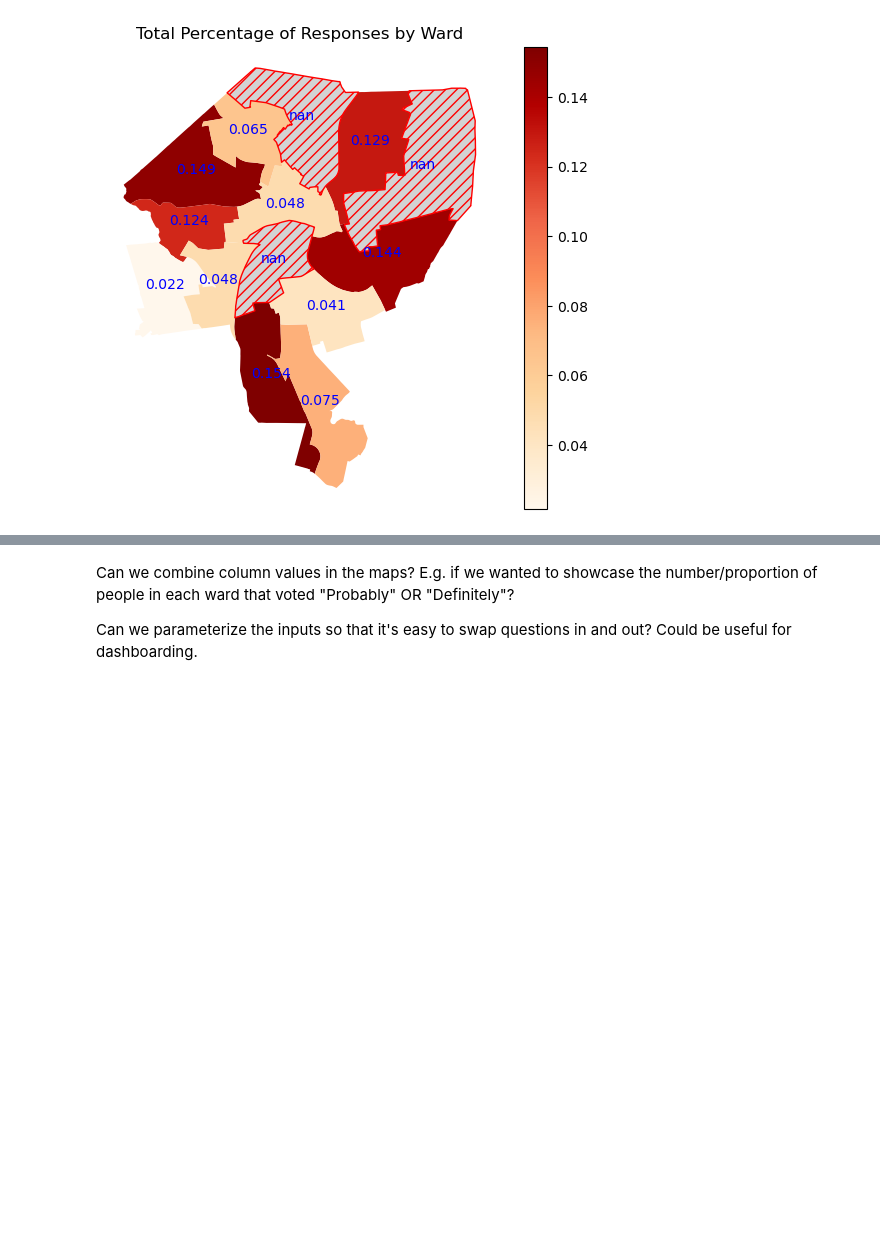
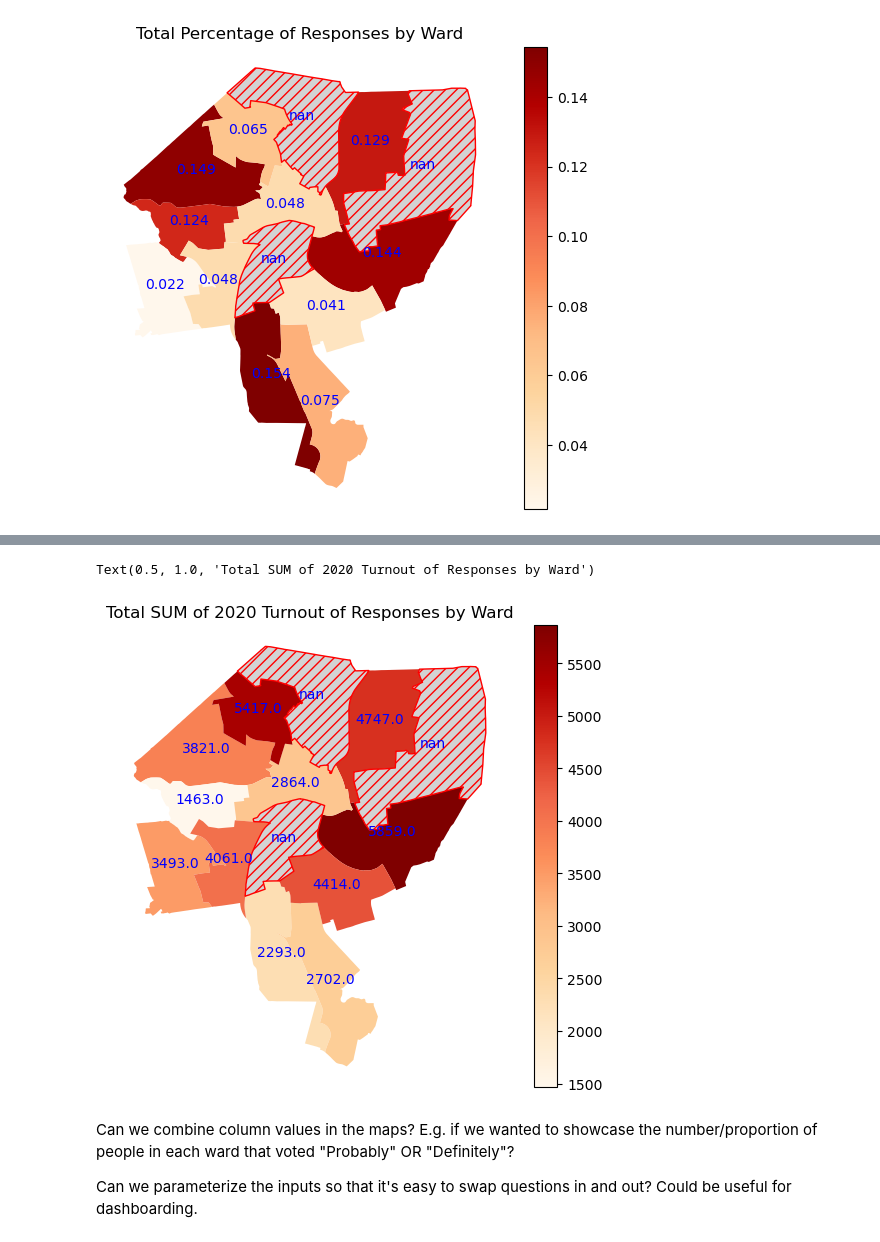
Before and after one commit to dwang0120/EveryVoteCounts-GIS, a Jupyter notebook: src/gis_prep.ipynb, the cells around one changed output, grey strips where cells are left out. Cells and saved outputs as stored; diff of their text form; code cells hidden in the pictures; blank space fills up the shorter version.

```diff
--- a/src/gis_prep.ipynb
+++ b/src/gis_prep.ipynb
@@ -123,3 +152,34 @@ Text(0.5, 1.0, 'Total Percentage of Responses by Ward')
+# %%
+column_name =  'SUM of 2020 Turnout'
+df = turnout_2020_gdf
+
+ax = df.plot(
+    column=column_name,
+    legend=True,
+    missing_kwds={
+        "color": "lightgrey",
+        "edgecolor": "red",
+        "hatch": "///",
+        "label": "Missing values"
+    },
+    cmap="OrRd",
+    figsize=(8,6))
+ax.set_axis_off()
+
+for idx, row in df.iterrows():
+    _convert_int = lambda x: int(x) if pd.notna(x) else x
+    #ward_string = str(_convert_int(row[column_name]))
+    ward_string = str(round(row[column_name],3))
+    plt.text(x=row.geometry.centroid.x,
+            y=row.geometry.centroid.y,
+            s = ward_string,
+            fontsize=10,
+            color="blue",
+            ha='center')
+plt.title(f"Total {column_name} of Responses by Ward")
+# %% [output]
+Text(0.5, 1.0, 'Total SUM of 2020 Turnout of Responses by Ward')
+[figure, added]
 # %% [markdown]
 Can we combine column values in the maps? E.g. if we wanted to showcase the number/proportion of people in each ward that voted "Probably" OR "Definitely"?
 
```
Also changed, not shown: parts of 6 cells of this notebook, 7 other files.
